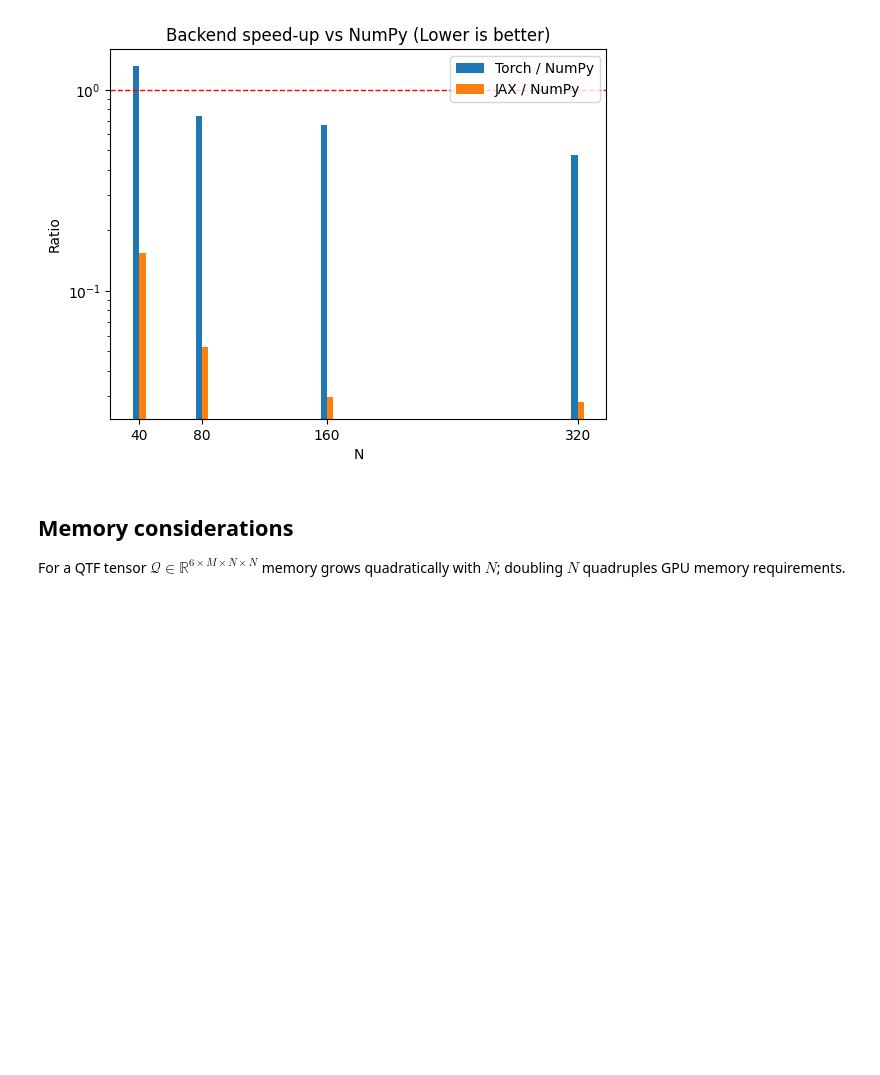
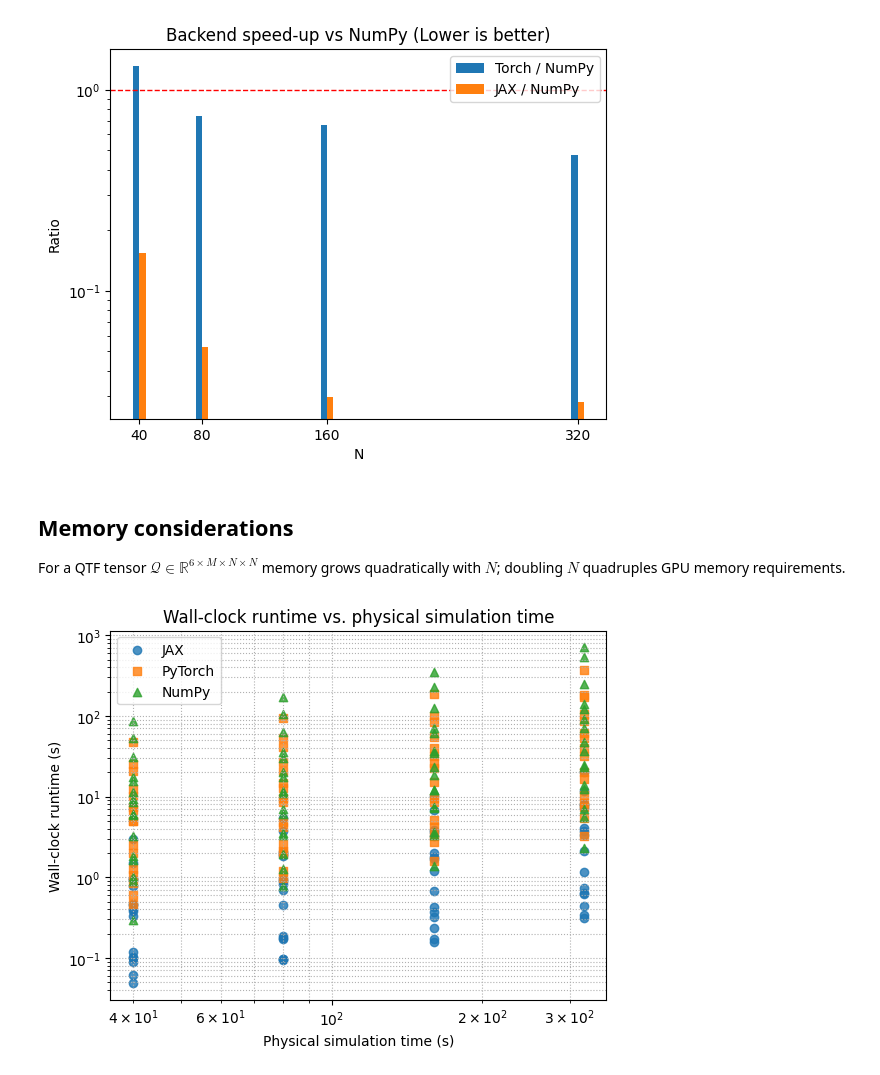
Before and after one commit to kristmro/McHorcrux, a Jupyter notebook: demos/demo_compare/simulator_runtime_analysis.ipynb, the cells around one changed output. Saved outputs shown, nothing was run; the diff lists cells and outputs as text; code cells hidden in the pictures; blank space fills up the shorter version.

Commit message:
added a log log plot

```diff
--- a/demos/demo_compare/simulator_runtime_analysis.ipynb
+++ b/demos/demo_compare/simulator_runtime_analysis.ipynb
@@ -79,3 +79,23 @@ plt.show()
 # %% [markdown]
 ## Memory considerations
 For a QTF tensor $\mathcal{Q}\in \mathbb{R}^{6\times M \times N \times N}$ memory grows quadratically with $N$; doubling $N$ quadruples GPU memory requirements.
+# %%
+
+fig, ax = plt.subplots()
+for backend, label, marker in [
+    ("jax_time",   "JAX",    "o"),
+    ("torch_time", "PyTorch","s"),
+    ("numpy_time", "NumPy",  "^"),
+]:
+    ax.scatter(df["simtime"], df[backend], label=label, marker=marker, alpha=0.8)
+
+ax.set_xscale("log")
+ax.set_yscale("log")
+ax.set_xlabel("Physical simulation time (s)")
+ax.set_ylabel("Wall-clock runtime (s)")
+ax.set_title("Wall-clock runtime vs. physical simulation time")
+ax.grid(True, which="both", ls=":")
+ax.legend()
+plt.show()
+# %% [output]
+[figure, added]
```
Also changed, not shown: parts of 1 cell of this notebook.
